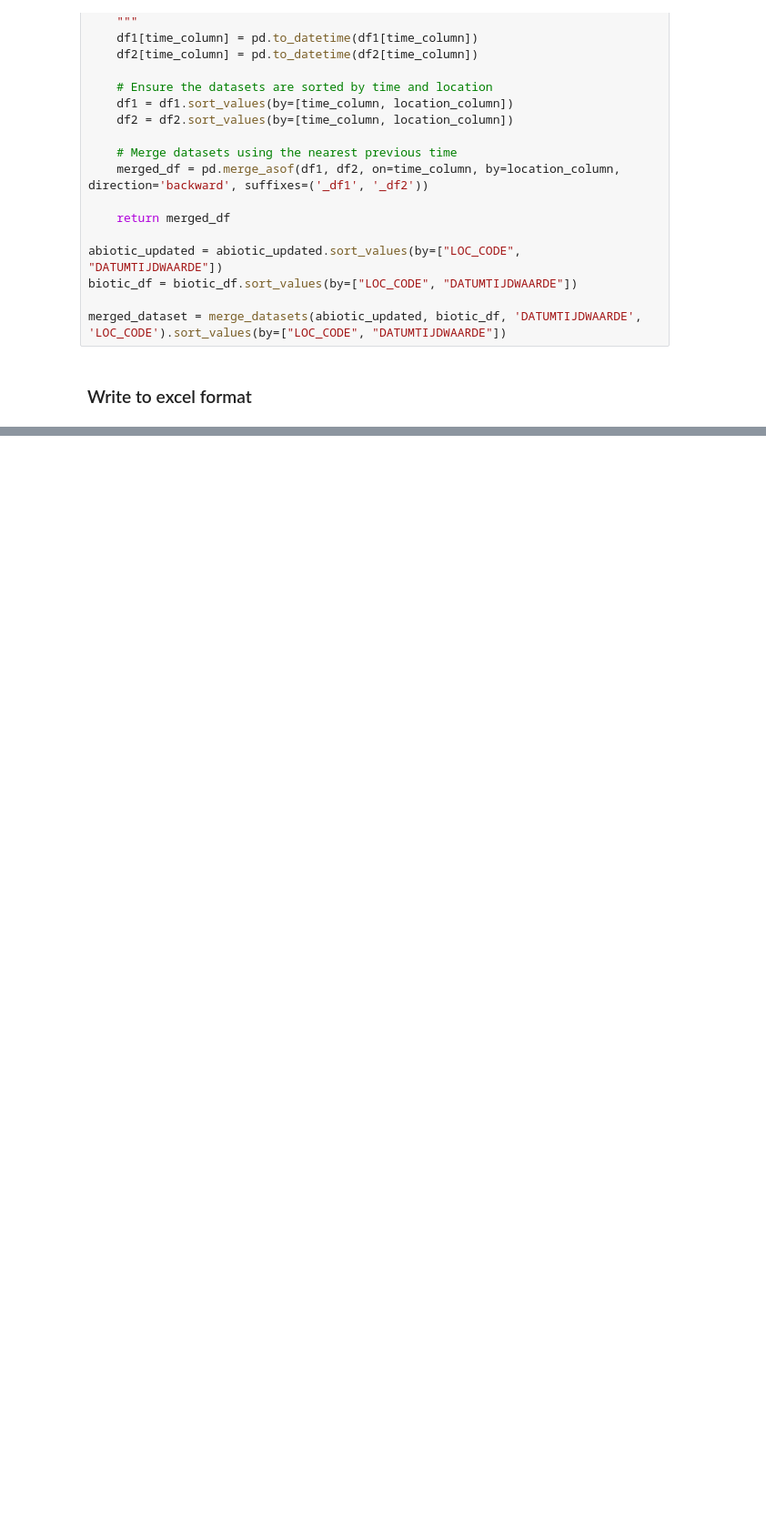
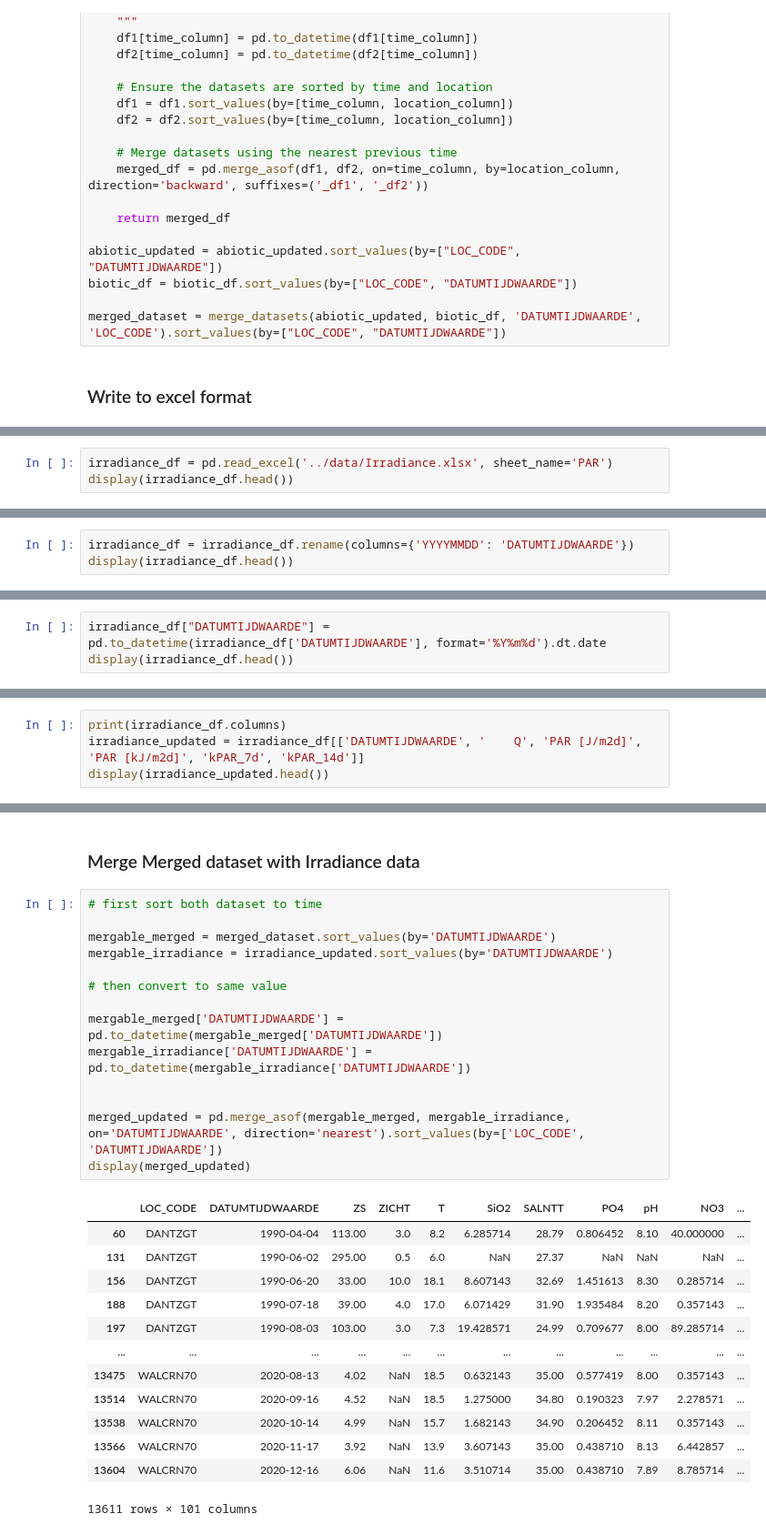
Before and after one commit to JinseiSteven/Phytoplankton-Prediction-Project, a Jupyter notebook: scripts/data_cleanup.ipynb, the cells around one changed output, grey strips where cells are left out. Shown at 91% size. Cells and saved outputs as stored; diff of their text form; blank space fills up the shorter version.

Commit message:
final aggregated merge

```diff
--- a/scripts/data_cleanup.ipynb
+++ b/scripts/data_cleanup.ipynb
@@ -237,0 +257,3 @@ merged_dataset = merge_datasets(abiotic_updated, biotic_df, 'DATUMTIJDWAARDE', '
+# %%
+irradiance_df = pd.read_excel('../data/Irradiance.xlsx', sheet_name='PAR')
+display(irradiance_df.head())
@@ -237,0 +267,3 @@ merged_dataset = merge_datasets(abiotic_updated, biotic_df, 'DATUMTIJDWAARDE', '
+# %%
+irradiance_df = irradiance_df.rename(columns={'YYYYMMDD': 'DATUMTIJDWAARDE'})
+display(irradiance_df.head())
@@ -237,0 +277,3 @@ merged_dataset = merge_datasets(abiotic_updated, biotic_df, 'DATUMTIJDWAARDE', '
+# %%
+irradiance_df["DATUMTIJDWAARDE"] = pd.to_datetime(irradiance_df['DATUMTIJDWAARDE'], format='%Y%m%d').dt.date
+display(irradiance_df.head())
@@ -237,0 +287,4 @@ merged_dataset = merge_datasets(abiotic_updated, biotic_df, 'DATUMTIJDWAARDE', '
+# %%
+print(irradiance_df.columns)
+irradiance_updated = irradiance_df[['DATUMTIJDWAARDE', '    Q', 'PAR [J/m2d]', 'PAR [kJ/m2d]', 'kPAR_7d', 'kPAR_14d']]
+display(irradiance_updated.head())
@@ -237,0 +301,30 @@ merged_dataset = merge_datasets(abiotic_updated, biotic_df, 'DATUMTIJDWAARDE', '
+# %% [markdown]
+### Merge Merged dataset with Irradiance data
+# %%
+# first sort both dataset to time
+
+mergable_merged = merged_dataset.sort_values(by='DATUMTIJDWAARDE')
+mergable_irradiance = irradiance_updated.sort_values(by='DATUMTIJDWAARDE')
+
+# then convert to same value
+
+mergable_merged['DATUMTIJDWAARDE'] = pd.to_datetime(mergable_merged['DATUMTIJDWAARDE'])
+mergable_irradiance['DATUMTIJDWAARDE'] = pd.to_datetime(mergable_irradiance['DATUMTIJDWAARDE'])
+
+
+merged_updated = pd.merge_asof(mergable_merged, mergable_irradiance, on='DATUMTIJDWAARDE', direction='nearest').sort_values(by=['LOC_CODE', 'DATUMTIJDWAARDE'])
+display(merged_updated)
+# %% [output]
+|  | LOC_CODE | DATUMTIJDWAARDE | ZS | ZICHT | T | SiO2 | SALNTT | PO4 | pH | NO3 | ... |
+| 60 | DANTZGT | 1990-04-04 | 113.00 | 3.0 | 8.2 | 6.285714 | 28.79 | 0.806452 | 8.10 | 40.000000 | ... |
+| 131 | DANTZGT | 1990-06-02 | 295.00 | 0.5 | 6.0 | NaN | 27.37 | NaN | NaN | NaN | ... |
+| 156 | DANTZGT | 1990-06-20 | 33.00 | 10.0 | 18.1 | 8.607143 | 32.69 | 1.451613 | 8.30 | 0.285714 | ... |
+| 188 | DANTZGT | 1990-07-18 | 39.00 | 4.0 | 17.0 | 6.071429 | 31.90 | 1.935484 | 8.20 | 0.357143 | ... |
+| 197 | DANTZGT | 1990-08-03 | 103.00 | 3.0 | 7.3 | 19.428571 | 24.99 | 0.709677 | 8.00 | 89.285714 | ... |
+| ... | ... | ... | ... | ... | ... | ... | ... | ... | ... | ... | ... |
+| 13475 | WALCRN70 | 2020-08-13 | 4.02 | NaN | 18.5 | 0.632143 | 35.00 | 0.577419 | 8.00 | 0.357143 | ... |
+| 13514 | WALCRN70 | 2020-09-16 | 4.52 | NaN | 18.5 | 1.275000 | 34.80 | 0.190323 | 7.97 | 2.278571 | ... |
+| 13538 | WALCRN70 | 2020-10-14 | 4.99 | NaN | 15.7 | 1.682143 | 34.90 | 0.206452 | 8.11 | 0.357143 | ... |
+| 13566 | WALCRN70 | 2020-11-17 | 3.92 | NaN | 13.9 | 3.607143 | 35.00 | 0.438710 | 8.13 | 6.442857 | ... |
+| 13604 | WALCRN70 | 2020-12-16 | 6.06 | NaN | 11.6 | 3.510714 | 35.00 | 0.438710 | 7.89 | 8.785714 | ... |
+13611 rows × 101 columns
```
Also changed, not shown: parts of 8 cells of this notebook, 1 other file.
